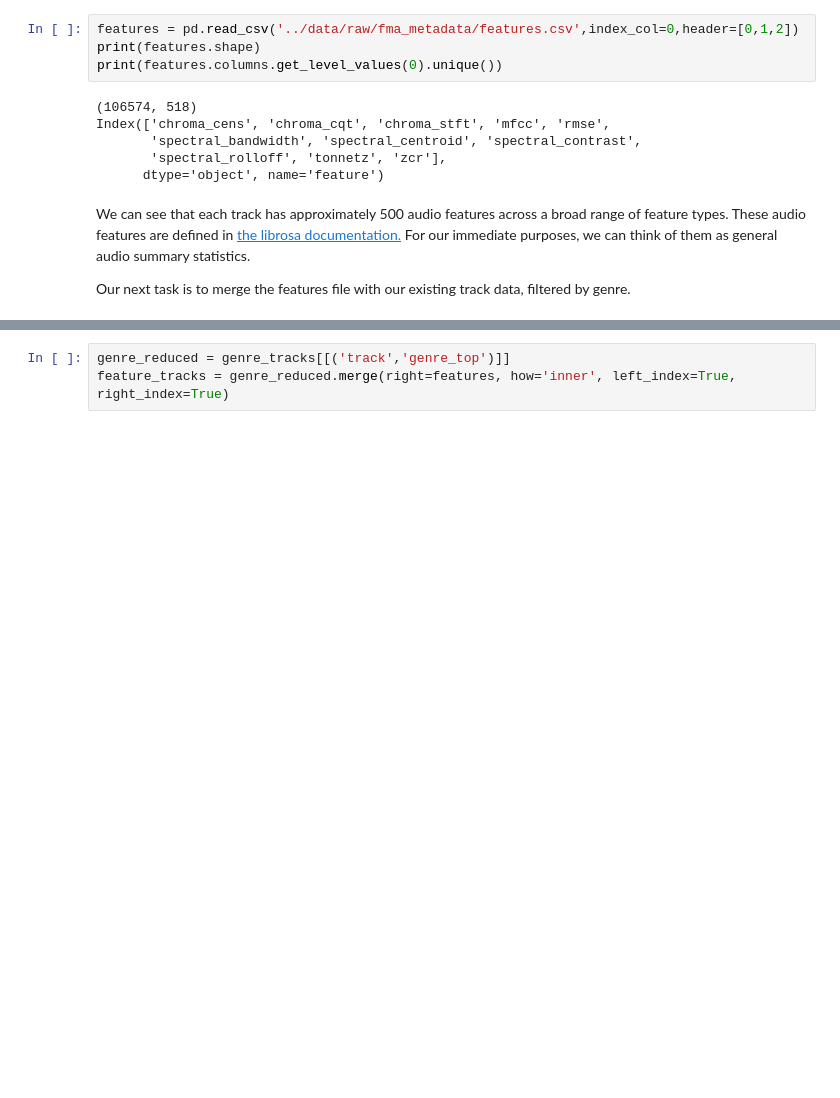
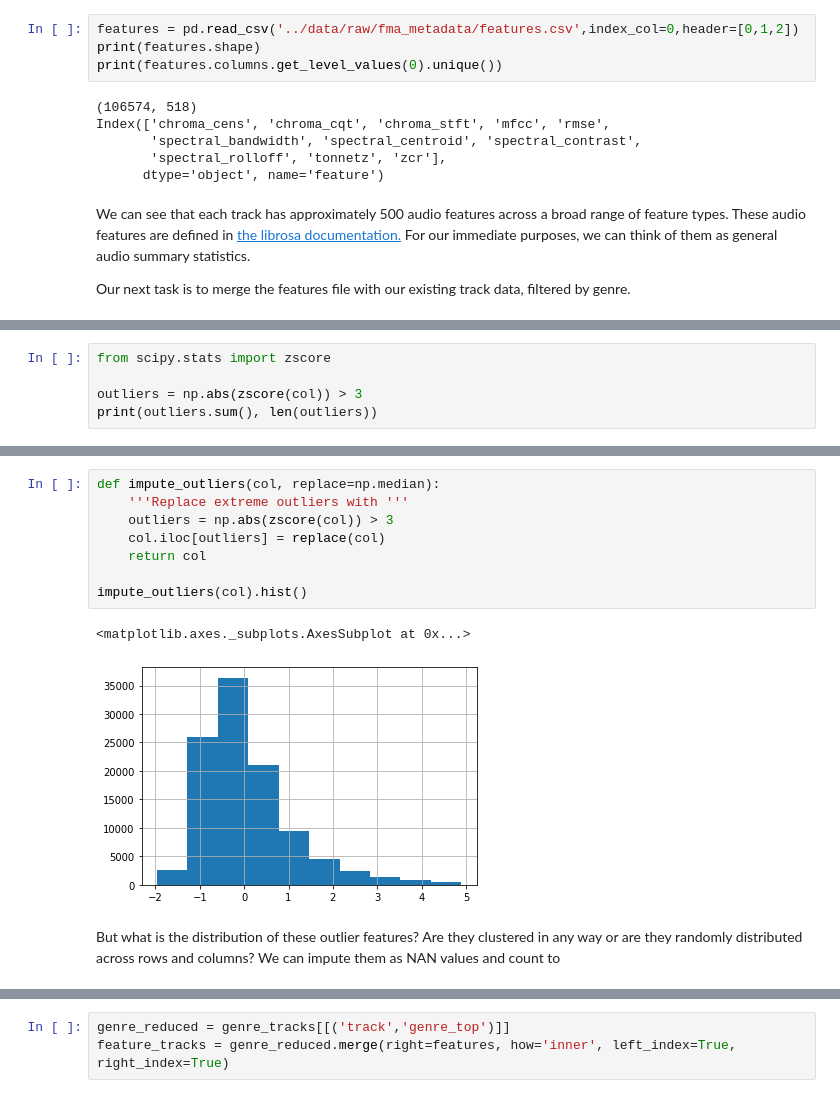
Before and after one commit to ryanmswan/springboard_capstone_1, a Jupyter notebook: notebooks/1.3-fma_analysis_updated.ipynb, the cells around one changed output, grey strips where cells are left out. Drawn from its saved outputs; the diff is of its cells as text; blank space fills up the shorter version.

```diff
--- a/notebooks/1.3-fma_analysis_updated.ipynb
+++ b/notebooks/1.3-fma_analysis_updated.ipynb
@@ -330,0 +405,5 @@ Our next task is to merge the features file with our existing track data, filter
+# %%
+from scipy.stats import zscore
+
+outliers = np.abs(zscore(col)) > 3
+print(outliers.sum(), len(outliers))
@@ -330,0 +430,13 @@ Our next task is to merge the features file with our existing track data, filter
+# %%
+def impute_outliers(col, replace=np.median):
+    '''Replace extreme outliers with '''
+    outliers = np.abs(zscore(col)) > 3
+    col.iloc[outliers] = replace(col)
+    return col
+
+impute_outliers(col).hist()
+# %% [output]
+<matplotlib.axes._subplots.AxesSubplot at 0x...>
+[figure, added]
+# %% [markdown]
+But what is the distribution of these outlier features? Are they clustered in any way or are they randomly distributed across rows and columns? We can impute them as NAN values and count to
```
Also changed, not shown: parts of 45 cells of this notebook, 1 other file.
